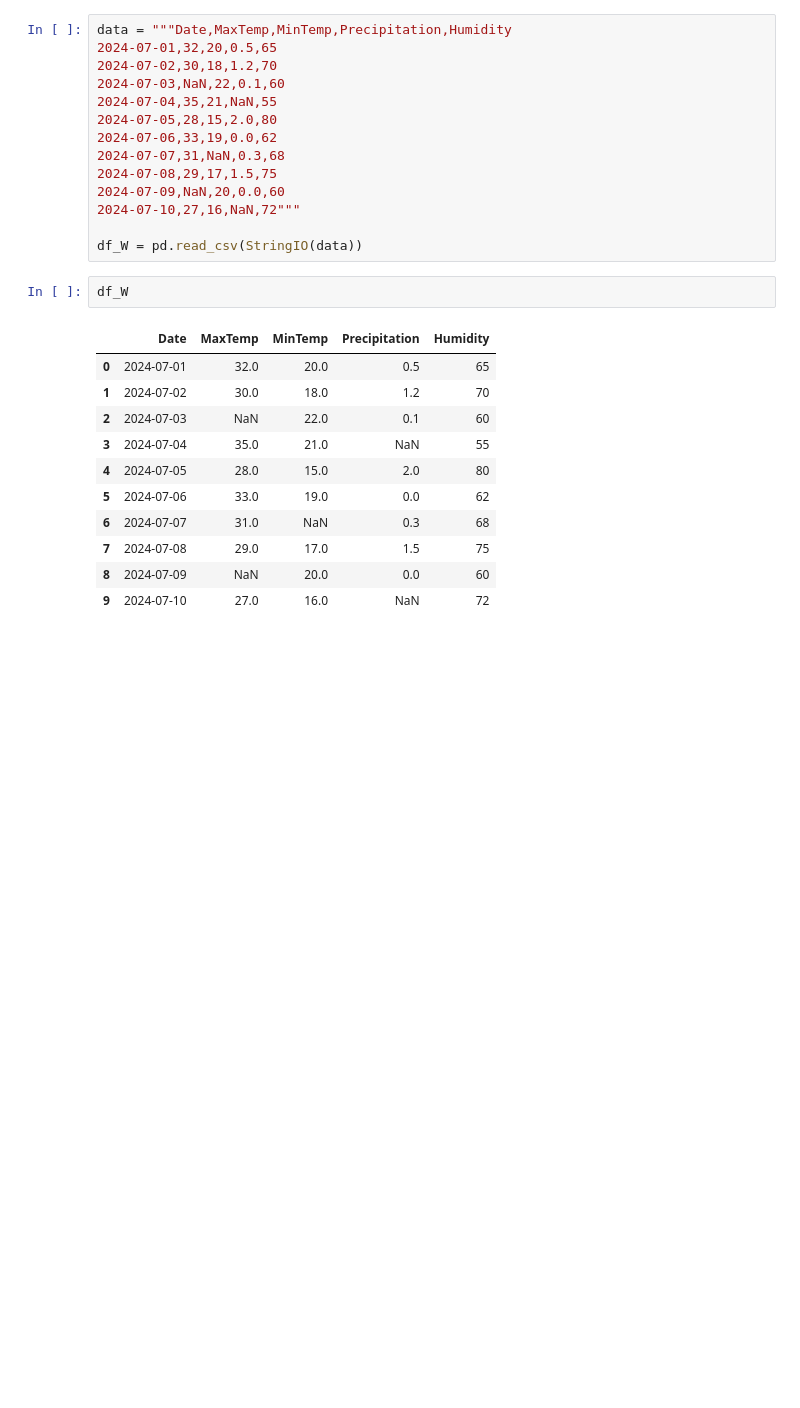
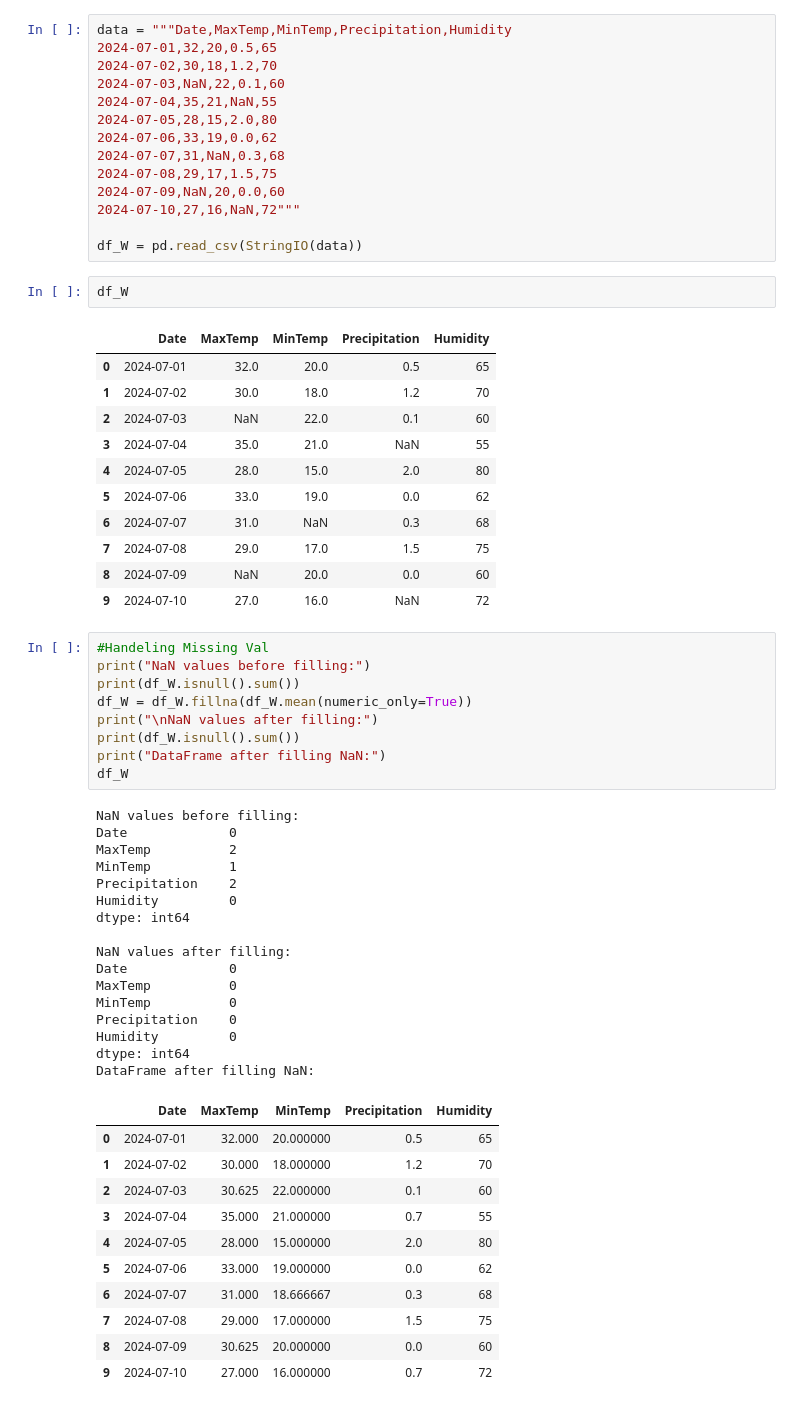
Before and after one commit to Mahdi-Miri/numpy, a Jupyter notebook: Numpy.ipynb, the cells around one changed output. Cells and saved outputs as stored; diff of their text form; blank space fills up the shorter version.

```diff
--- a/Numpy.ipynb
+++ b/Numpy.ipynb
@@ -509,3 +509,40 @@ df_W
 | 7 | 2024-07-08 | 29.0 | 17.0 | 1.5 | 75 |
 | 8 | 2024-07-09 | NaN | 20.0 | 0.0 | 60 |
 | 9 | 2024-07-10 | 27.0 | 16.0 | NaN | 72 |
+# %%
+#Handeling Missing Val
+print("NaN values before filling:")
+print(df_W.isnull().sum())
+df_W = df_W.fillna(df_W.mean(numeric_only=True))
+print("\nNaN values after filling:")
+print(df_W.isnull().sum())
+print("DataFrame after filling NaN:")
+df_W
+# %% [output]
+NaN values before filling:
+Date             0
+MaxTemp          2
+MinTemp          1
+Precipitation    2
+Humidity         0
+dtype: int64
+
+NaN values after filling:
+Date             0
+MaxTemp          0
+MinTemp          0
+Precipitation    0
+Humidity         0
+dtype: int64
+DataFrame after filling NaN:
+|  | Date | MaxTemp | MinTemp | Precipitation | Humidity |
+| 0 | 2024-07-01 | 32.000 | 20.000000 | 0.5 | 65 |
+| 1 | 2024-07-02 | 30.000 | 18.000000 | 1.2 | 70 |
+| 2 | 2024-07-03 | 30.625 | 22.000000 | 0.1 | 60 |
+| 3 | 2024-07-04 | 35.000 | 21.000000 | 0.7 | 55 |
+| 4 | 2024-07-05 | 28.000 | 15.000000 | 2.0 | 80 |
+| 5 | 2024-07-06 | 33.000 | 19.000000 | 0.0 | 62 |
+| 6 | 2024-07-07 | 31.000 | 18.666667 | 0.3 | 68 |
+| 7 | 2024-07-08 | 29.000 | 17.000000 | 1.5 | 75 |
+| 8 | 2024-07-09 | 30.625 | 20.000000 | 0.0 | 60 |
+| 9 | 2024-07-10 | 27.000 | 16.000000 | 0.7 | 72 |
```
